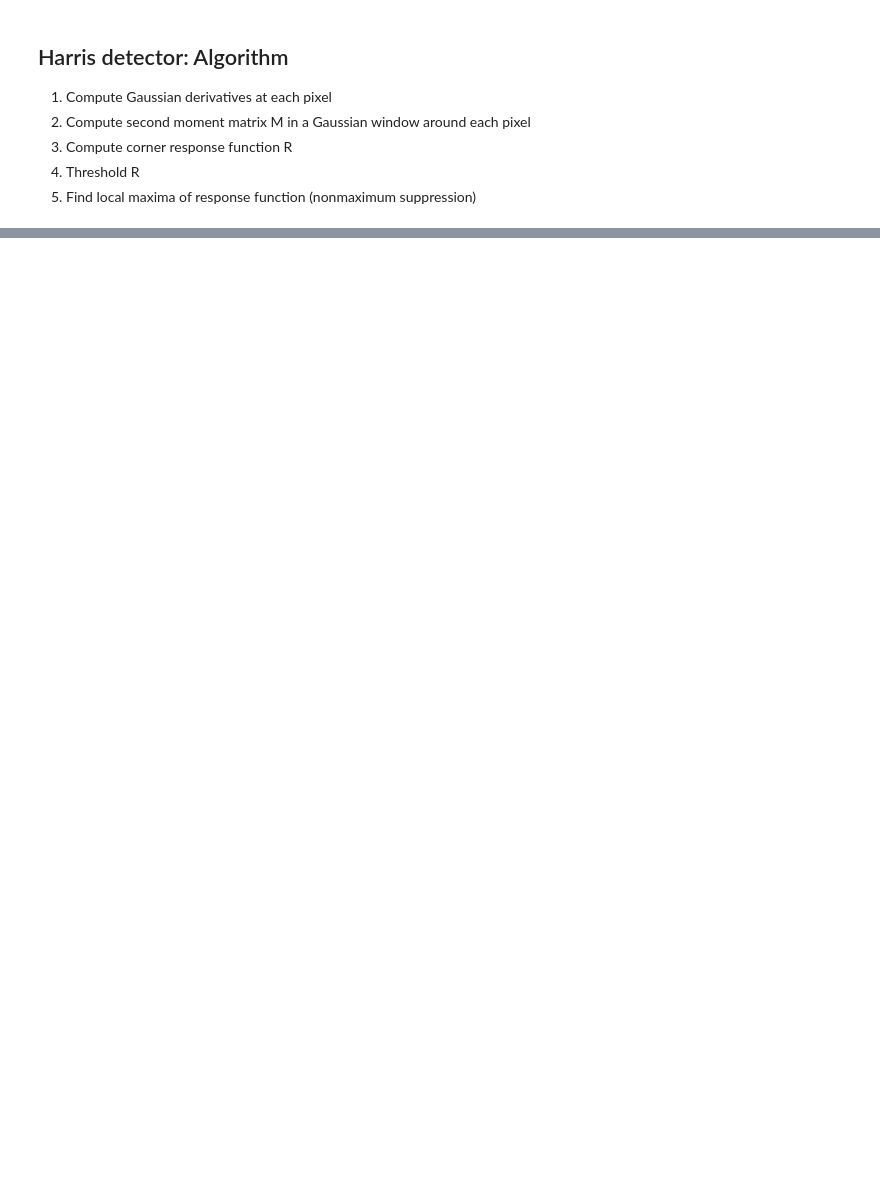
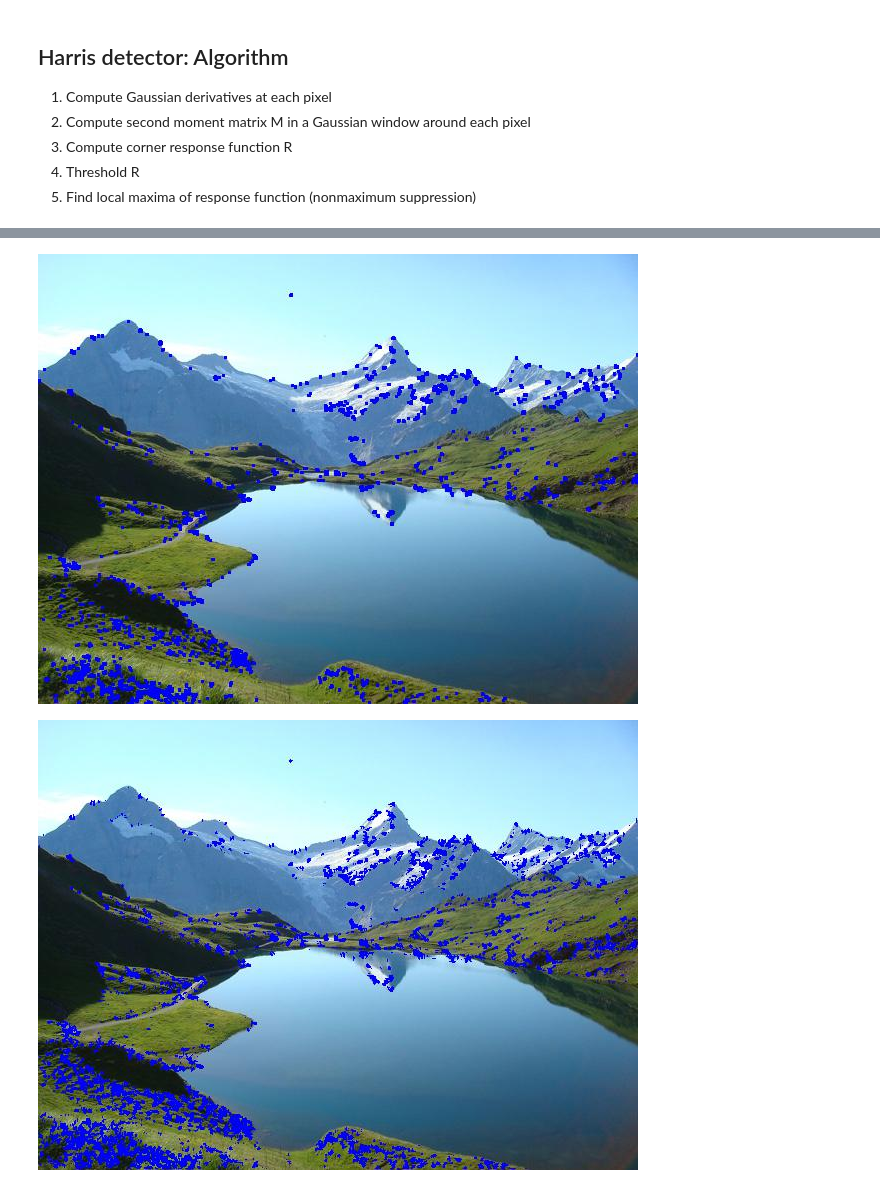
Before and after one commit to jalalirs/Introduction-to-Computer-Vision, a Jupyter notebook: L4/L4.ipynb, the cells around one changed output, grey strips where cells are left out. Saved outputs shown, nothing was run; the diff lists cells and outputs as text; code cells hidden in the pictures; blank space fills up the shorter version.

```diff
--- a/L4/L4.ipynb
+++ b/L4/L4.ipynb
@@ -555,3 +650,9 @@ R is negative with large magnitued for an  <font color="green">edge</font><br/>
+# %%
+calculate_haris_corner('imgs/nature.jpg')
+findCorners("imgs/nature.jpg",2.0,0.04,10.0)
+# %% [output]
+[figure, added]
+[figure, added]
 # %% [markdown]
 ## Other corners:
 
```
Also changed, not shown: parts of 6 cells of this notebook, 2 other files.
